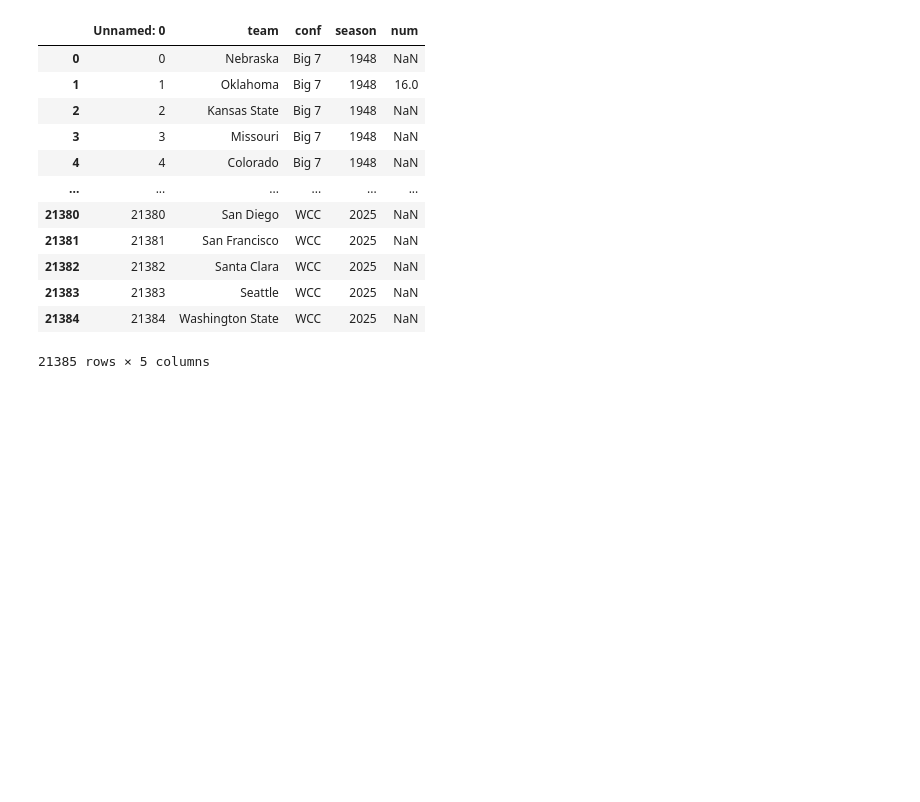
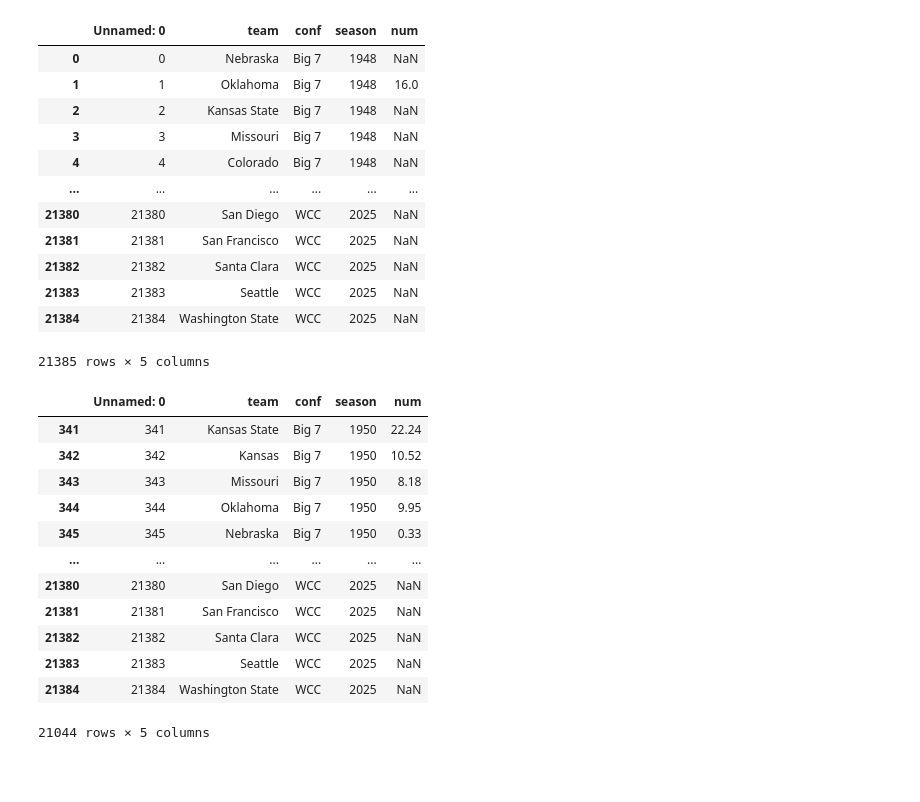
Before and after one commit to easella/ncaabelos, a Jupyter notebook: ncaab-for-free.ipynb, the cells around one changed output. Drawn from its saved outputs; the diff is of its cells as text; code cells hidden in the pictures; blank space fills up the shorter version.

```diff
--- a/ncaab-for-free.ipynb
+++ b/ncaab-for-free.ipynb
@@ -1344,3 +1345,21 @@ arr=[]
+# %%
+df=pd.read_csv("https://cfbzzz.alwaysdata.net/newcbb/standings.csv")
+standings=pd.read_csv("https://cfbzzz.alwaysdata.net/ncaab/d1vsnond1/teams/d1standings.txt")
+df[df.season>1949]
+# %% [output]
+|  | Unnamed: 0 | team | conf | season | num |
+| 341 | 341 | Kansas State | Big 7 | 1950 | 22.24 |
+| 342 | 342 | Kansas | Big 7 | 1950 | 10.52 |
+| 343 | 343 | Missouri | Big 7 | 1950 | 8.18 |
+| 344 | 344 | Oklahoma | Big 7 | 1950 | 9.95 |
+| 345 | 345 | Nebraska | Big 7 | 1950 | 0.33 |
+| ... | ... | ... | ... | ... | ... |
+| 21380 | 21380 | San Diego | WCC | 2025 | NaN |
+| 21381 | 21381 | San Francisco | WCC | 2025 | NaN |
+| 21382 | 21382 | Santa Clara | WCC | 2025 | NaN |
+| 21383 | 21383 | Seattle | WCC | 2025 | NaN |
+| 21384 | 21384 | Washington State | WCC | 2025 | NaN |
+21044 rows × 5 columns
 # %%
 dates={}
 import nest_asyncio
```
Also changed, not shown: parts of 2 cells of this notebook.
